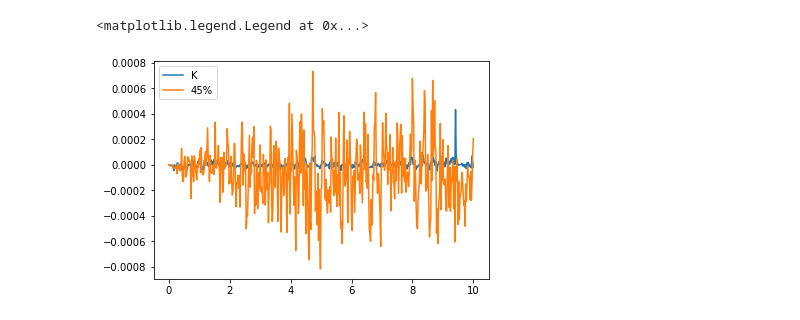
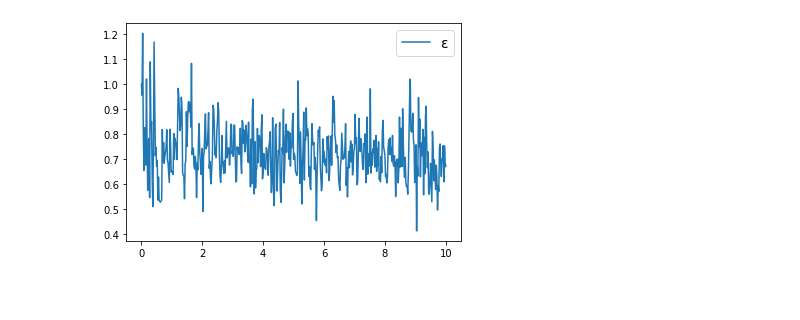
Before and after one commit to cpierard/Nyles, a Jupyter notebook: notebooks/Mixing_efficiency.ipynb, the cells around one changed output. Saved outputs shown, nothing was run; the diff lists cells and outputs as text; code cells hidden in the pictures; blank space fills up the shorter version.

Commit message:
Finished computing the mixing efficiency

```diff
--- a/notebooks/Mixing_efficiency.ipynb
+++ b/notebooks/Mixing_efficiency.ipynb
@@ -93,10 +49,6 @@ lat_k_flux = exp.Lateral_flux('KE', 0.35, 0.55)
-# %%
-
-plt.plot(time, lat_k_flux, label='K')
-#plt.plot(time, lat_ea_flux_35, label='35%')
-#plt.plot(time, lat_ea_flux_40, label='40%')
-plt.plot(time, lat_ea_flux_45, label='45%')
-plt.legend()
-# %% [output]
-<matplotlib.legend.Legend at 0x...>
-[figure, removed]
+# %%
+plt.plot(time, ε, label='ε')
+plt.legend(fontsize=14)
+plt.savefig('../../Desktop/figs_plume/mixing_efficiency')
+# %% [output]
+[figure, added]
```
Also changed, not shown: parts of 19 cells of this notebook, 1 other file.
